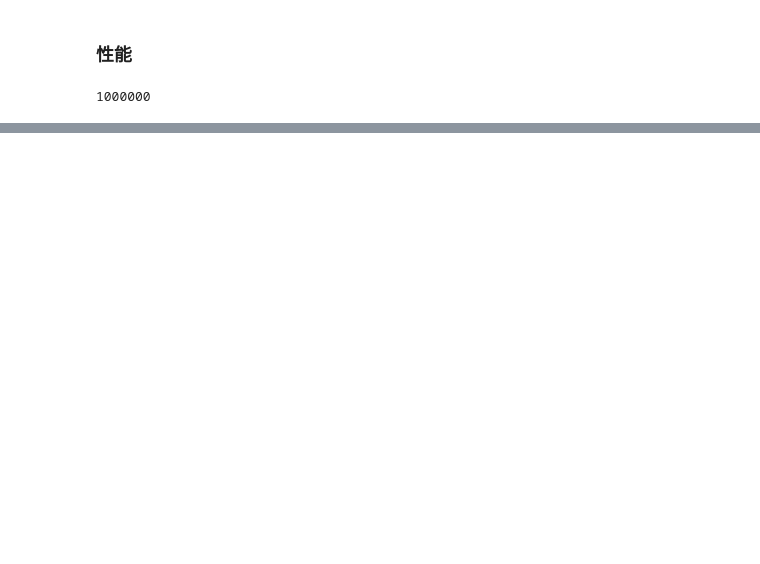
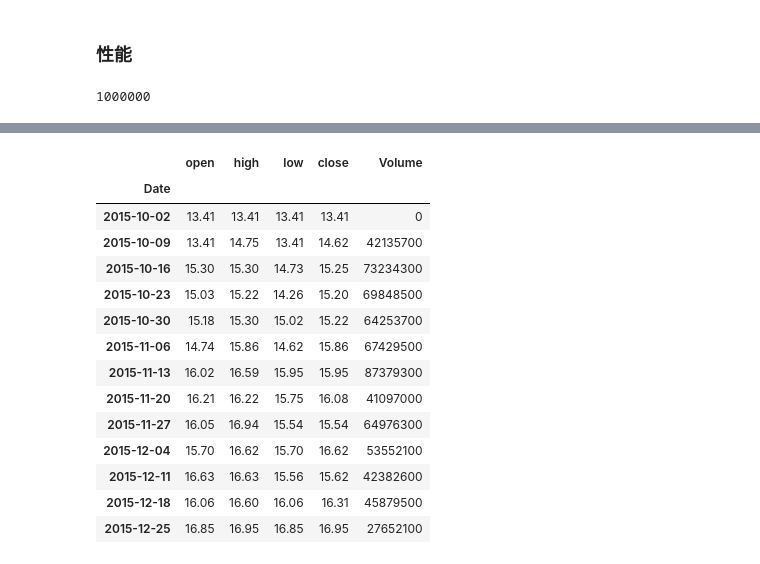
Before and after one commit to kamidox/pandas_tutor, a Jupyter notebook: 11.pandas_datetime.ipynb, the cells around one changed output, grey strips where cells are left out. Cells and saved outputs as stored; diff of their text form; code cells hidden in the pictures; blank space fills up the shorter version.

```diff
--- a/11.pandas_datetime.ipynb
+++ b/11.pandas_datetime.ipynb
@@ -568,0 +612,3 @@ ts.resample('D', how='ohlc')
+# %%
+df = pd.read_csv('data/002001.csv', index_col='Date', parse_dates=True)
+df.index
@@ -568,0 +632,3 @@ ts.resample('D', how='ohlc')
+# %%
+wdf = df['Adj Close'].resample('W-FRI', how='ohlc')
+wdf
@@ -568,0 +651,19 @@ ts.resample('D', how='ohlc')
+# %%
+wdf['Volume'] = df['Volume'].resample('W-FRI', how='sum')
+wdf
+# %% [output]
+|  | open | high | low | close | Volume |
+| Date |  |  |  |  |  |
+| 2015-10-02 | 13.41 | 13.41 | 13.41 | 13.41 | 0 |
+| 2015-10-09 | 13.41 | 14.75 | 13.41 | 14.62 | 42135700 |
+| 2015-10-16 | 15.30 | 15.30 | 14.73 | 15.25 | 73234300 |
+| 2015-10-23 | 15.03 | 15.22 | 14.26 | 15.20 | 69848500 |
+| 2015-10-30 | 15.18 | 15.30 | 15.02 | 15.22 | 64253700 |
+| 2015-11-06 | 14.74 | 15.86 | 14.62 | 15.86 | 67429500 |
+| 2015-11-13 | 16.02 | 16.59 | 15.95 | 15.95 | 87379300 |
+| 2015-11-20 | 16.21 | 16.22 | 15.75 | 16.08 | 41097000 |
+| 2015-11-27 | 16.05 | 16.94 | 15.54 | 15.54 | 64976300 |
+| 2015-12-04 | 15.70 | 16.62 | 15.70 | 16.62 | 53552100 |
+| 2015-12-11 | 16.63 | 16.63 | 15.56 | 15.62 | 42382600 |
+| 2015-12-18 | 16.06 | 16.60 | 16.06 | 16.31 | 45879500 |
+| 2015-12-25 | 16.85 | 16.95 | 16.85 | 16.95 | 27652100 |
```
Also changed, not shown: parts of 34 cells of this notebook, 2 other files.
